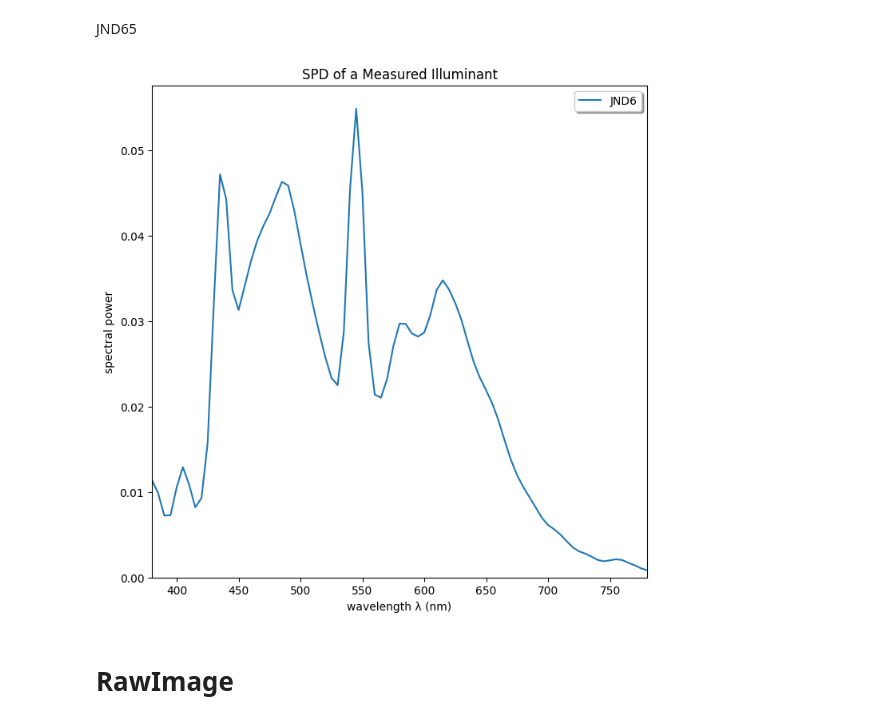
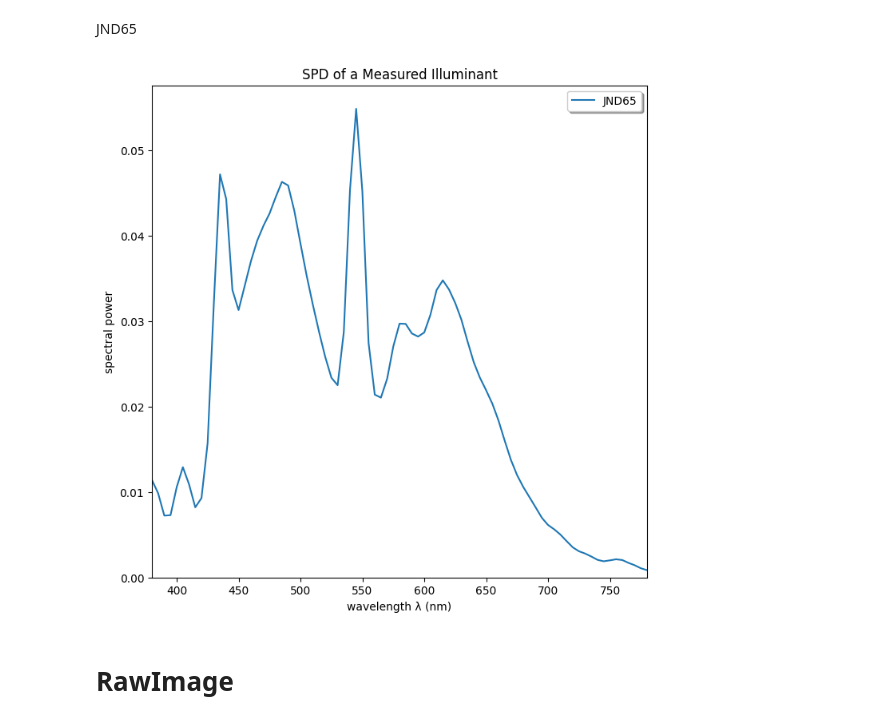
Before and after one commit to GraffitiProjectINDIGO/COOLPI, a Jupyter notebook: notebooks/06_Image_objects.ipynb, the cells around one changed output. Cells and saved outputs as stored; diff of their text form; code cells hidden in the pictures.

```diff
--- a/notebooks/06_Image_objects.ipynb
+++ b/notebooks/06_Image_objects.ipynb
@@ -26,14 +26,14 @@ JND65
 # %%
 file_spd = ["res", "spd", "SPD_JND65_014_02°_6658K.csv"]
 path_spd = os.path.join(*file_spd)
 
 instrument_metadata = {"Date": [[2022,6,19], [9,29,43]], "Measuring Mode": "Ambient", "Viewing Angle":2}
 
-JND65 = MeasuredIlluminant(illuminant_name="JND6", path_file = path_spd, metadata= instrument_metadata, normalised=False)
+JND65 = MeasuredIlluminant(illuminant_name="JND65", path_file = path_spd, metadata= instrument_metadata, normalised=False)
 
 JND65.plot()
 # %% [output]
-[figure, old version]
+[figure, new version]
 # %% [markdown]
 # RawImage
 # %%
```
Also changed, not shown: parts of 34 cells of this notebook.
